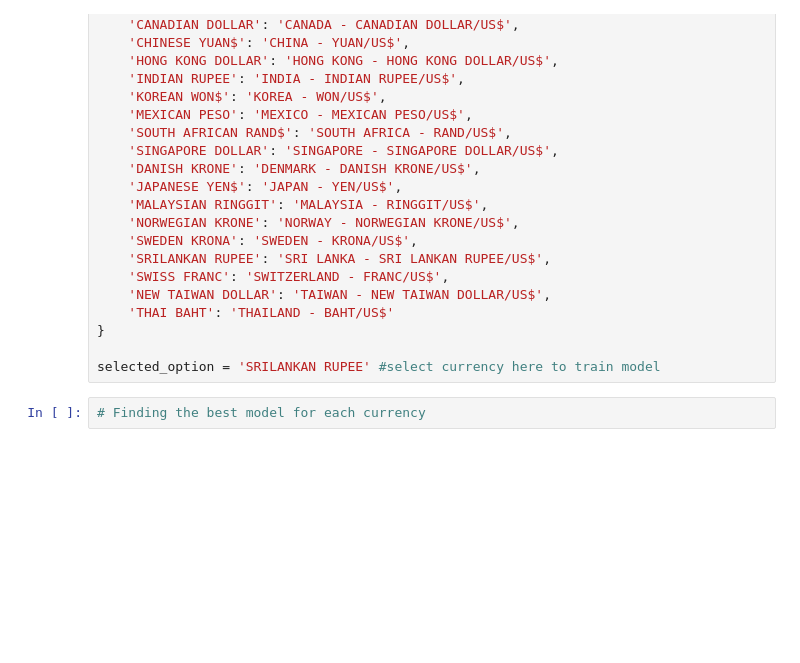
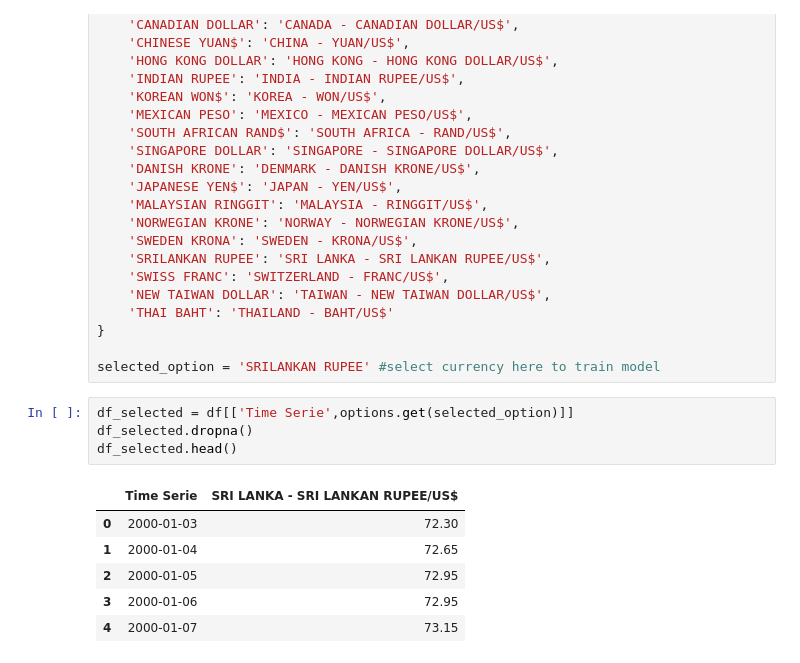
Before and after one commit to bulela00/Forex_Currency_Prediction-repo, a Jupyter notebook: analysis.ipynb, the cells around one changed output. Cells and saved outputs as stored; diff of their text form; blank space fills up the shorter version.

```diff
--- a/analysis.ipynb
+++ b/analysis.ipynb
@@ -161,5 +162,14 @@ options = {
 }
 
 selected_option = 'SRILANKAN RUPEE' #select currency here to train model
-# %%
-# Finding the best model for each currency
+# %%
+df_selected = df[['Time Serie',options.get(selected_option)]]
+df_selected.dropna()
+df_selected.head()
+# %% [output]
+|  | Time Serie | SRI LANKA - SRI LANKAN RUPEE/US$ |
+| 0 | 2000-01-03 | 72.30 |
+| 1 | 2000-01-04 | 72.65 |
+| 2 | 2000-01-05 | 72.95 |
+| 3 | 2000-01-06 | 72.95 |
+| 4 | 2000-01-07 | 73.15 |
```
Also changed, not shown: parts of 12 cells of this notebook, 1 other file.
